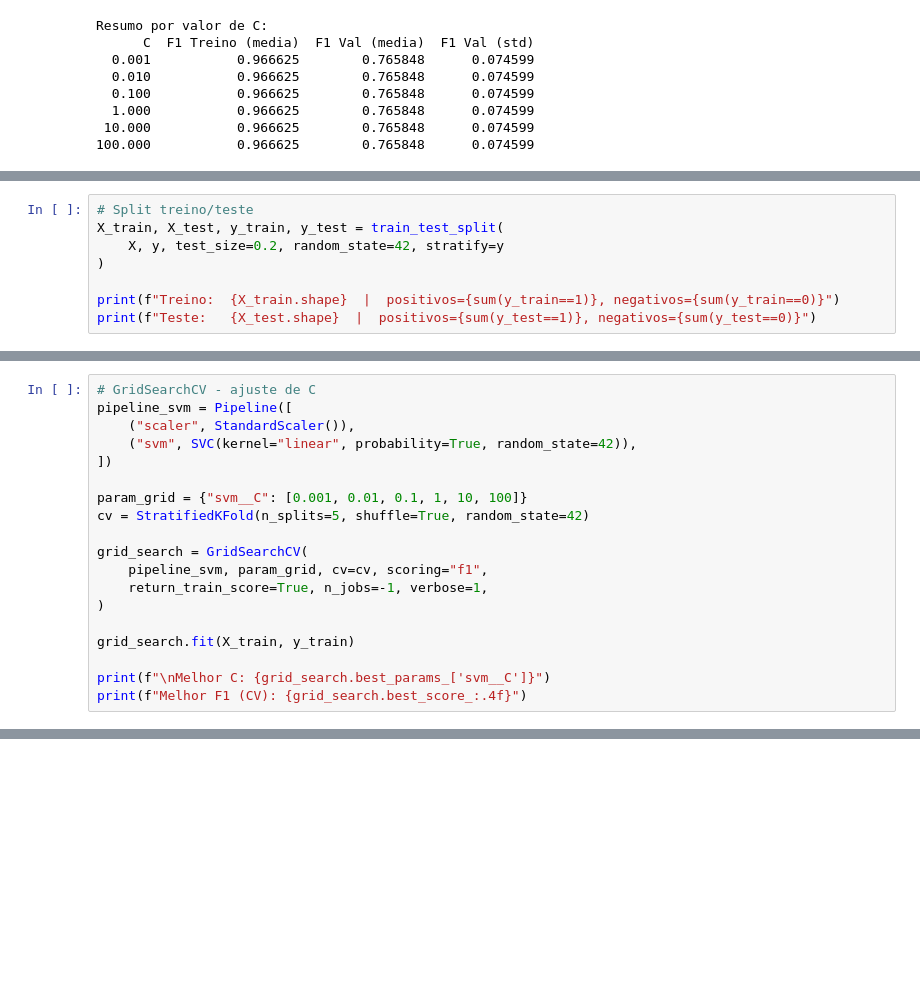
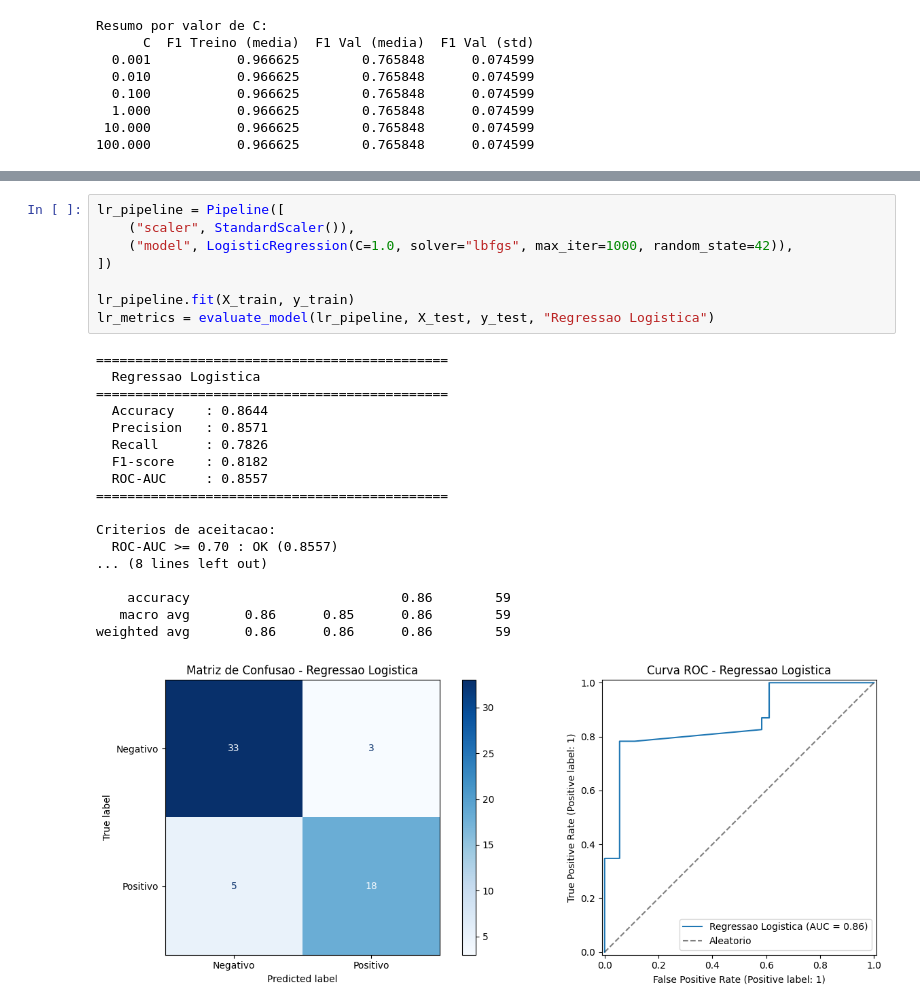
Before and after one commit to pedroauler12/SpectraAI, a Jupyter notebook: artefatos/a02_baseline_classico/a02_baseline_classico.ipynb, the cells around one changed output, grey strips where cells are left out. Saved outputs shown, nothing was run; the diff lists cells and outputs as text; blank space fills up the shorter version.

```diff
--- a/artefatos/a02_baseline_classico/a02_baseline_classico.ipynb
+++ b/artefatos/a02_baseline_classico/a02_baseline_classico.ipynb
@@ -660,8 +323,0 @@ Labels unicos: [np.int64(0), np.int64(1)]
-# %%
-# Split treino/teste
-X_train, X_test, y_train, y_test = train_test_split(
-    X, y, test_size=0.2, random_state=42, stratify=y
-)
-
-print(f"Treino:  {X_train.shape}  |  positivos={sum(y_train==1)}, negativos={sum(y_train==0)}")
-print(f"Teste:   {X_test.shape}  |  positivos={sum(y_test==1)}, negativos={sum(y_test==0)}")
@@ -671,19 +323,0 @@ Teste:   (59, 147456)  |  positivos=23, negativos=36
-# %%
-# GridSearchCV - ajuste de C
-pipeline_svm = Pipeline([
-    ("scaler", StandardScaler()),
-    ("svm", SVC(kernel="linear", probability=True, random_state=42)),
-])
-
-param_grid = {"svm__C": [0.001, 0.01, 0.1, 1, 10, 100]}
-cv = StratifiedKFold(n_splits=5, shuffle=True, random_state=42)
-
-grid_search = GridSearchCV(
-    pipeline_svm, param_grid, cv=cv, scoring="f1",
-    return_train_score=True, n_jobs=-1, verbose=1,
-)
-
-grid_search.fit(X_train, y_train)
-
-print(f"\nMelhor C: {grid_search.best_params_['svm__C']}")
-print(f"Melhor F1 (CV): {grid_search.best_score_:.4f}")
@@ -851,0 +331,27 @@ ROC_AUC: 0.8120
+# %%
+lr_pipeline = Pipeline([
+    ("scaler", StandardScaler()),
+    ("model", LogisticRegression(C=1.0, solver="lbfgs", max_iter=1000, random_state=42)),
+])
+
+lr_pipeline.fit(X_train, y_train)
+lr_metrics = evaluate_model(lr_pipeline, X_test, y_test, "Regressao Logistica")
+# %% [output]
+=============================================
+  Regressao Logistica
+=============================================
+  Accuracy    : 0.8644
+  Precision   : 0.8571
+  Recall      : 0.7826
+  F1-score    : 0.8182
+  ROC-AUC     : 0.8557
+=============================================
+
+Criterios de aceitacao:
+  ROC-AUC >= 0.70 : OK (0.8557)
+... (8 lines left out)
+
+    accuracy                           0.86        59
+   macro avg       0.86      0.85      0.86        59
+weighted avg       0.86      0.86      0.86        59
+[figure, added]
```
Also changed, not shown: parts of 52 cells of this notebook.
